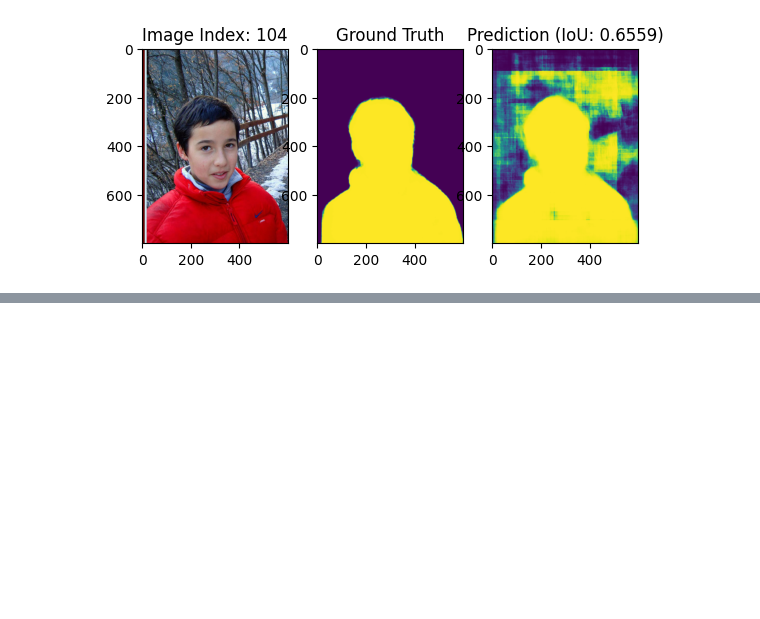
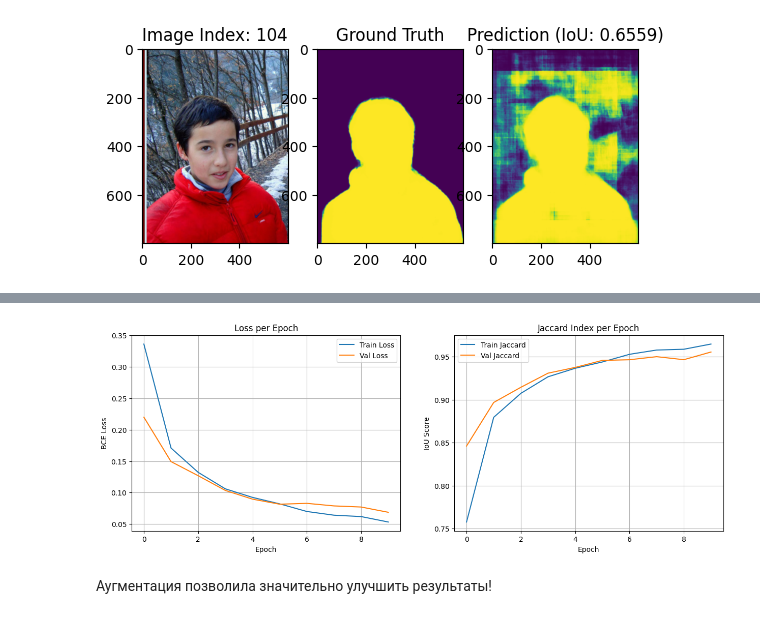
Before and after one commit to sofyak0zyreva/ml-course, a Jupyter notebook: homework/task8.ipynb, the cells around one changed output, grey strips where cells are left out. Cells and saved outputs as stored; diff of their text form; code cells hidden in the pictures; blank space fills up the shorter version.

```diff
--- a/homework/task8.ipynb
+++ b/homework/task8.ipynb
@@ -520,0 +528,7 @@ visualize_worst_predictions(5)
+# %%
+augmented = transforms.Compose([
+    transforms.ToPILImage(),
+    transforms.RandomHorizontalFlip(p=1),
+    transforms.Resize((256, 256)),
+    transforms.ToTensor(),
+])
@@ -520,0 +550,15 @@ visualize_worst_predictions(5)
+# %%
+num_epochs_augmented = 10
+history_augmented = {
+    'train_loss': [], 'val_loss': [],
+    'train_jaccard': [], 'val_jaccard': []
+}
+for epoch in range(num_epochs_augmented):
+    avg_train_loss, avg_train_iou = train(train_loader_augmented)
+    avg_val_loss, avg_val_iou = val(val_loader_augmented)
+    history_augmented['train_loss'].append(avg_train_loss)
+    history_augmented['val_loss'].append(avg_val_loss)
+    history_augmented['train_jaccard'].append(avg_train_iou)
+    history_augmented['val_jaccard'].append(avg_val_iou)
+
+    print(f"Epoch {epoch+1:02d}: Loss(T/V): {avg_train_loss:.4f}/{avg_val_loss:.4f} | Jaccard(T/V): {avg_train_iou:.4f}/{avg_val_iou:.4f}")
@@ -520,0 +576,26 @@ visualize_worst_predictions(5)
+# %%
+plt.figure(figsize=(15, 5))
+
+plt.subplot(1, 2, 1)
+plt.plot(history_augmented['train_loss'], label='Train Loss')
+plt.plot(history_augmented['val_loss'], label='Val Loss')
+plt.title('Loss per Epoch')
+plt.xlabel('Epoch')
+plt.ylabel('BCE Loss')
+plt.grid(True)
+plt.legend()
+
+plt.subplot(1, 2, 2)
+plt.plot(history_augmented['train_jaccard'], label='Train Jaccard')
+plt.plot(history_augmented['val_jaccard'], label='Val Jaccard')
+plt.title('Jaccard Index per Epoch')
+plt.xlabel('Epoch')
+plt.ylabel('IoU Score')
+plt.grid(True)
+plt.legend()
+
+plt.show()
+# %% [output]
+[figure, added]
+# %% [markdown]
+Аугментация позволила значительно улучшить результаты!
```
Also changed, not shown: parts of 7 cells of this notebook.
